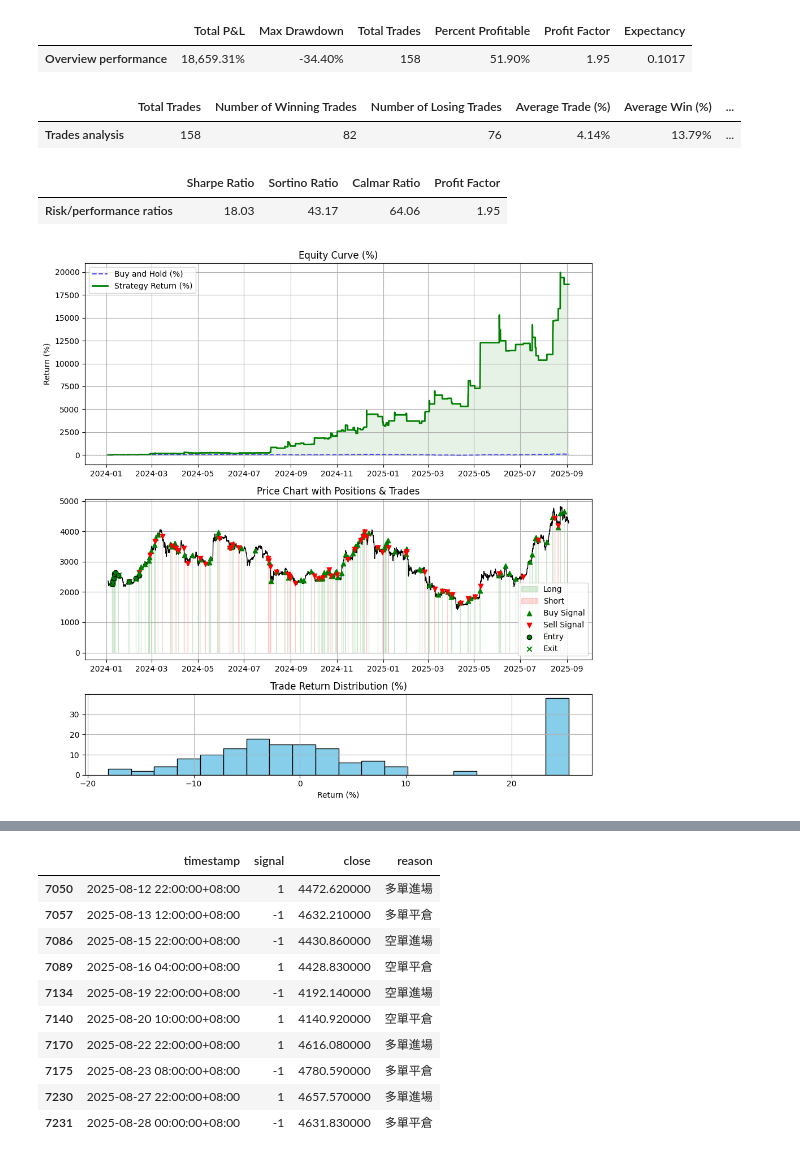
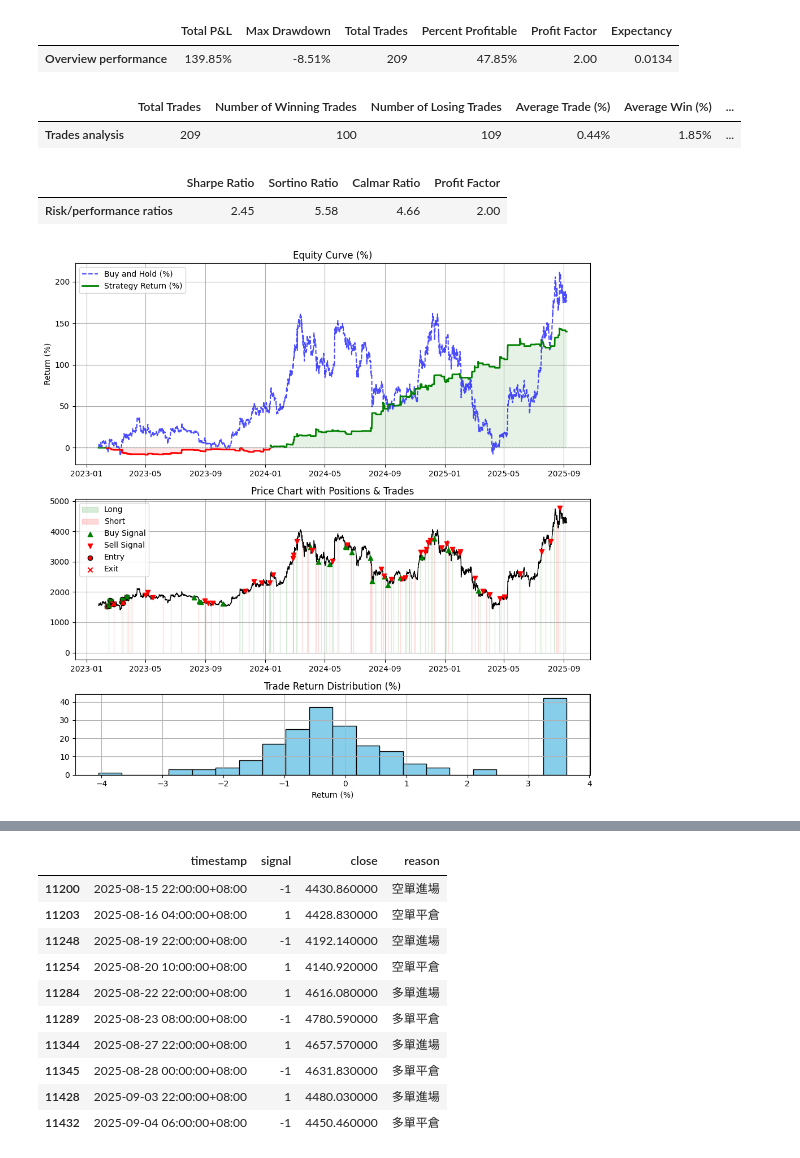
Before and after one commit to skywalker0803r/Vedanta, a Jupyter notebook: backtest_usage_TurtleMACDTimeZoneFilter.ipynb, the cells around one changed output, grey strips where cells are left out. Cells and saved outputs as stored; diff of their text form; code cells hidden in the pictures.

```diff
--- a/backtest_usage_TurtleMACDTimeZoneFilter.ipynb
+++ b/backtest_usage_TurtleMACDTimeZoneFilter.ipynb
@@ -11,37 +11,37 @@ import warnings
 warnings.filterwarnings('ignore')
 import numpy as np
 np.random.seed(42)  # ✅ 固定隨機性（可重現性）
 import random
 random.seed(42)
 
-df_signals = TurtleMACDTimeZoneFilter.get_signals('ETHUSDT','2h',datetime.now(),7309,atr_period=14,fast_period=14,slow_period=25,signal_period=15,high_low_lookback=22,atr_multiplier_sl=2.9)
+df_signals = TurtleMACDTimeZoneFilter.get_signals('ETHUSDT','2h',datetime.now(),11766,atr_period=14,fast_period=14,slow_period=25,signal_period=15,high_low_lookback=22,atr_multiplier_sl=2.9)
 
 result = backtest_signals(
     df_signals.copy(),
     initial_capital = 1000000, # 1000台幣
     fee_rate = 0.0000, # 合約手續費
-    leverage = 7, # 槓桿
+    leverage = 1, # 槓桿
     allow_short = True, # 是否做空
     stop_loss = None,       # 停損閾值，例如0.05代表5%
     take_profit = 0.035,     # 停利閾值
     capital_ratio = 1, # 每次使用的資金佔比
     max_hold_bars = 100000,# 最大持有K棒數
     delay_entry=False,
     risk_free_rate=0
     )
 display(pd.DataFrame(result['Overview performance'],index=['Overview performance']))
 display(pd.DataFrame(result['Trades analysis'],index=['Trades analysis']))
 display(pd.DataFrame(result['Risk/performance ratios'],index=['Risk/performance ratios']))
 html_output = display_trades_log_as_html(result['trades_log'][-10:])
 plot_backtest_result(result)
 display(HTML(html_output))
 display(df_signals.loc[df_signals['signal']!=0,['timestamp','signal','close',"reason"]].tail(10).style.background_gradient())
 # %% [output]
 |  | Total P&L | Max Drawdown | Total Trades | Percent Profitable | Profit Factor | Expectancy |
-| Overview performance | 18,659.31% | -34.40% | 158 | 51.90% | 1.95 | 0.1017 |
+| Overview performance | 139.85% | -8.51% | 209 | 47.85% | 2.00 | 0.0134 |
 |  | Total Trades | Number of Winning Trades | Number of Losing Trades | Average Trade (%) | Average Win (%) | ... |
-| Trades analysis | 158 | 82 | 76 | 4.14% | 13.79% | ... |
+| Trades analysis | 209 | 100 | 109 | 0.44% | 1.85% | ... |
 |  | Sharpe Ratio | Sortino Ratio | Calmar Ratio | Profit Factor |
-| Risk/performance ratios | 18.03 | 43.17 | 64.06 | 1.95 |
+| Risk/performance ratios | 2.45 | 5.58 | 4.66 | 2.00 |
-[figure, old version]
+[figure, new version]
 | Trade # | Type | Date/Time | Signal | Price | Position size | P&L | Run-up | Drawdown | Cumulative P&L |
@@ -64,11 +64,11 @@ display(df_signals.loc[df_signals['signal']!=0,['timestamp','signal','close',"re
 |  | timestamp | signal | close | reason |
-| 7050 | 2025-08-12 22:00:00+08:00 | 1 | 4472.620000 | 多單進場 |
-| 7057 | 2025-08-13 12:00:00+08:00 | -1 | 4632.210000 | 多單平倉 |
-| 7086 | 2025-08-15 22:00:00+08:00 | -1 | 4430.860000 | 空單進場 |
-| 7089 | 2025-08-16 04:00:00+08:00 | 1 | 4428.830000 | 空單平倉 |
-| 7134 | 2025-08-19 22:00:00+08:00 | -1 | 4192.140000 | 空單進場 |
-| 7140 | 2025-08-20 10:00:00+08:00 | 1 | 4140.920000 | 空單平倉 |
-| 7170 | 2025-08-22 22:00:00+08:00 | 1 | 4616.080000 | 多單進場 |
-| 7175 | 2025-08-23 08:00:00+08:00 | -1 | 4780.590000 | 多單平倉 |
-| 7230 | 2025-08-27 22:00:00+08:00 | 1 | 4657.570000 | 多單進場 |
-| 7231 | 2025-08-28 00:00:00+08:00 | -1 | 4631.830000 | 多單平倉 |
+| 11200 | 2025-08-15 22:00:00+08:00 | -1 | 4430.860000 | 空單進場 |
+| 11203 | 2025-08-16 04:00:00+08:00 | 1 | 4428.830000 | 空單平倉 |
+| 11248 | 2025-08-19 22:00:00+08:00 | -1 | 4192.140000 | 空單進場 |
+| 11254 | 2025-08-20 10:00:00+08:00 | 1 | 4140.920000 | 空單平倉 |
+| 11284 | 2025-08-22 22:00:00+08:00 | 1 | 4616.080000 | 多單進場 |
+| 11289 | 2025-08-23 08:00:00+08:00 | -1 | 4780.590000 | 多單平倉 |
+| 11344 | 2025-08-27 22:00:00+08:00 | 1 | 4657.570000 | 多單進場 |
+| 11345 | 2025-08-28 00:00:00+08:00 | -1 | 4631.830000 | 多單平倉 |
+| 11428 | 2025-09-03 22:00:00+08:00 | 1 | 4480.030000 | 多單進場 |
+| 11432 | 2025-09-04 06:00:00+08:00 | -1 | 4450.460000 | 多單平倉 |
```
Also changed, not shown: parts of 1 cell of this notebook.
